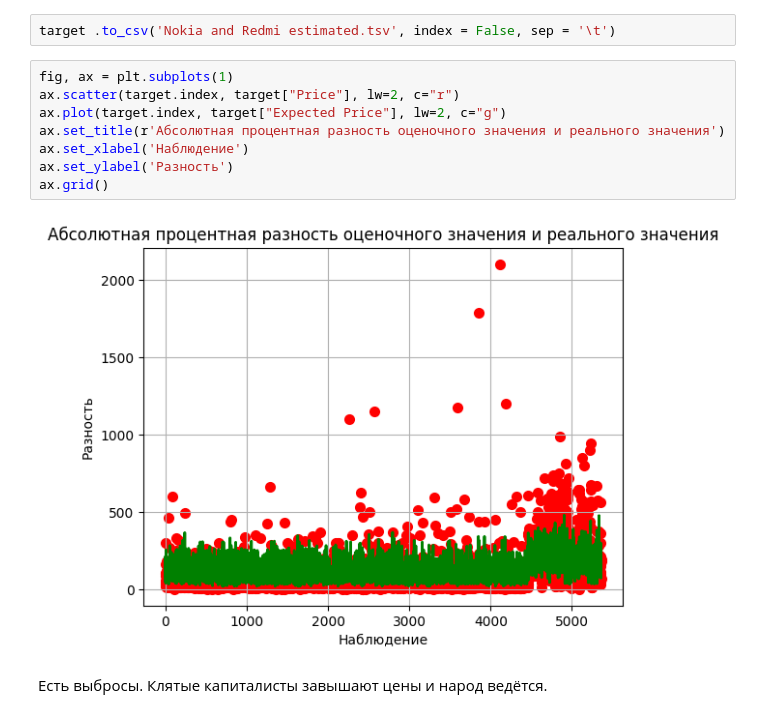
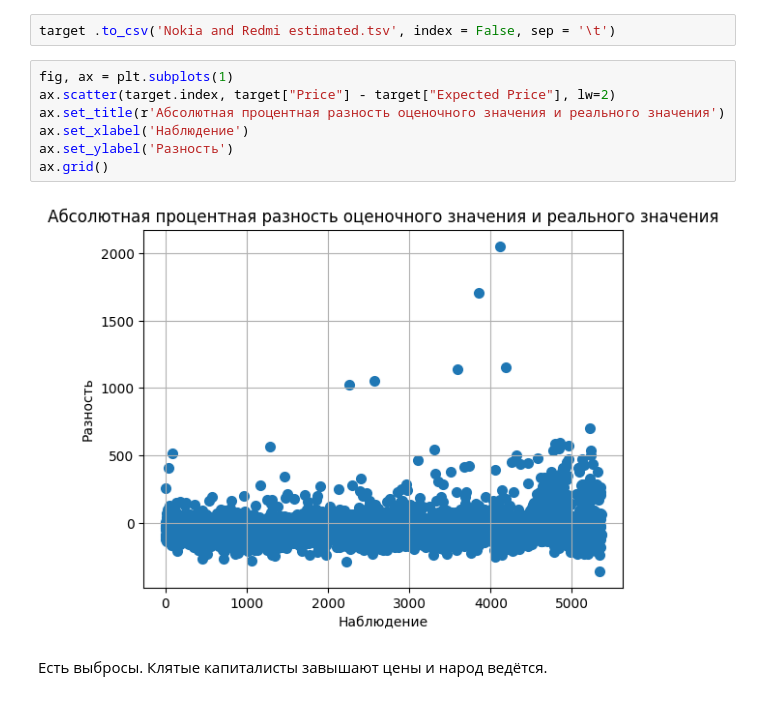
Before and after one commit to AleksKids/hedonistic-demand-from-ebay, a Jupyter notebook: ML/Model.ipynb, the cells around one changed output. Drawn from its saved outputs; the diff is of its cells as text.

```diff
--- a/ML/Model.ipynb
+++ b/ML/Model.ipynb
@@ -148,13 +148,12 @@ target
 target .to_csv('Nokia and Redmi estimated.tsv', index = False, sep = '\t')
 # %%
 fig, ax = plt.subplots(1)
-ax.scatter(target.index, target["Price"], lw=2, c="r")
-ax.plot(target.index, target["Expected Price"], lw=2, c="g")
+ax.scatter(target.index, target["Price"] - target["Expected Price"], lw=2)
 ax.set_title(r'Абсолютная процентная разность оценочного значения и реального значения')
 ax.set_xlabel('Наблюдение')
 ax.set_ylabel('Разность')
 ax.grid()
 # %% [output]
-[figure, old version]
+[figure, new version]
 # %% [markdown]
 Есть выбросы. Клятые капиталисты завышают цены и народ ведётся.
```
Also changed, not shown: parts of 4 cells of this notebook.
